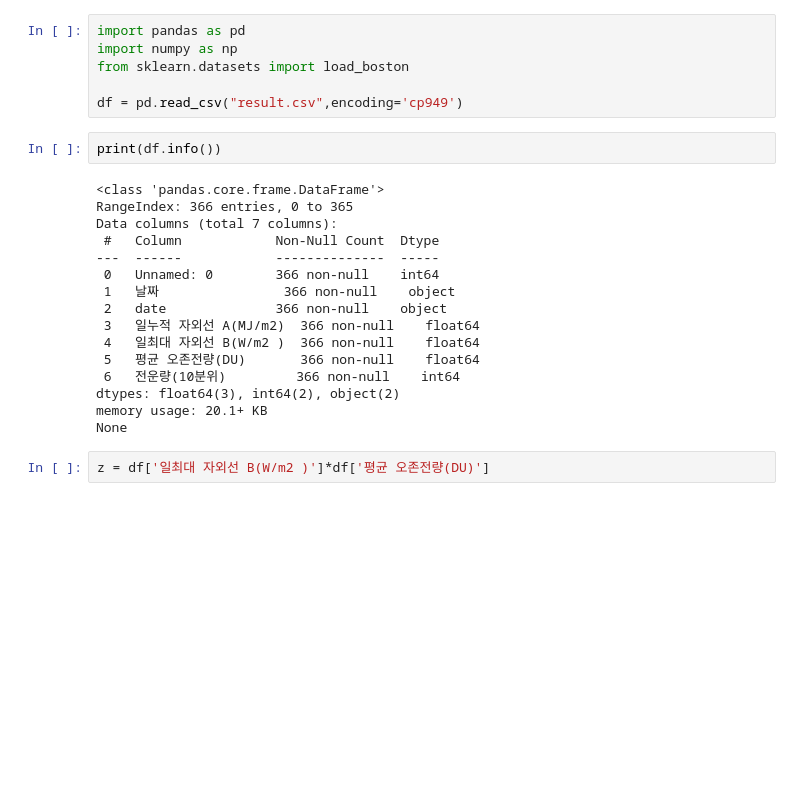
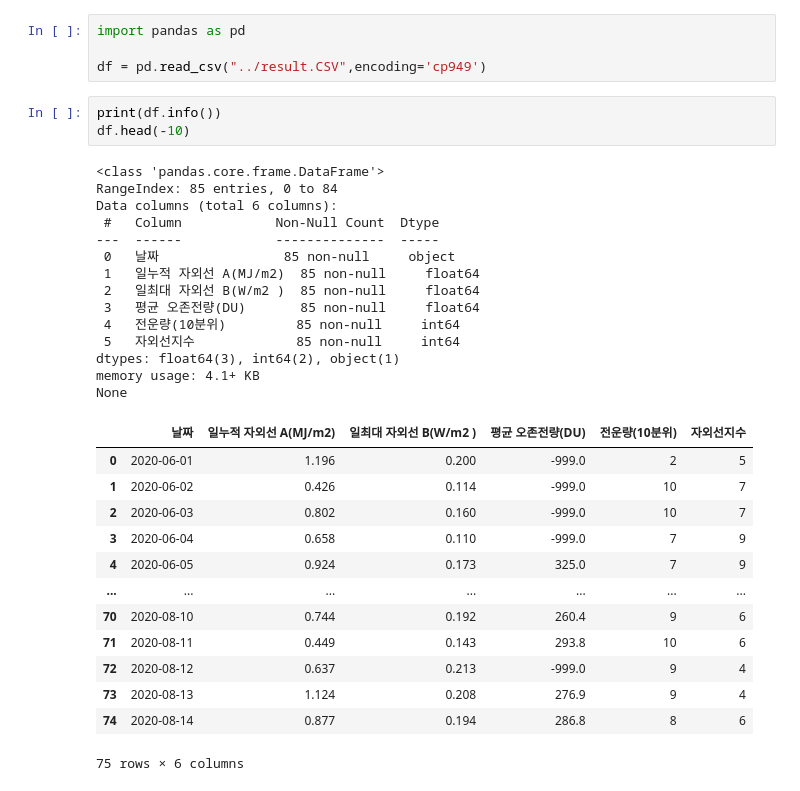
Before and after one commit to kma-contest/ozon, a Jupyter notebook: ozon linear regrssion (2022.06.27).ipynb, the cells around one changed output. Drawn from its saved outputs; the diff is of its cells as text; blank space fills up the shorter version.

```diff
--- a/ozon linear regrssion (2022.06.27).ipynb
+++ b/ozon linear regrssion (2022.06.27).ipynb
@@ -1,26 +1,35 @@
 # %%
 import pandas as pd
-import numpy as np
-from sklearn.datasets import load_boston
 
-df = pd.read_csv("result.csv",encoding='cp949')
+df = pd.read_csv("../result.CSV",encoding='cp949')
 # %%
 print(df.info())
+df.head(-10)
 # %% [output]
 <class 'pandas.core.frame.DataFrame'>
-RangeIndex: 366 entries, 0 to 365
-Data columns (total 7 columns):
+RangeIndex: 85 entries, 0 to 84
+Data columns (total 6 columns):
  #   Column            Non-Null Count  Dtype
 ---  ------            --------------  -----
- 0   Unnamed: 0        366 non-null    int64
- 1   날짜                366 non-null    object
- 2   date              366 non-null    object
- 3   일누적 자외선 A(MJ/m2)  366 non-null    float64
- 4   일최대 자외선 B(W/m2 )  366 non-null    float64
- 5   평균 오존전량(DU)       366 non-null    float64
- 6   전운량(10분위)         366 non-null    int64
-dtypes: float64(3), int64(2), object(2)
-memory usage: 20.1+ KB
+ 0   날짜                85 non-null     object
+ 1   일누적 자외선 A(MJ/m2)  85 non-null     float64
+ 2   일최대 자외선 B(W/m2 )  85 non-null     float64
+ 3   평균 오존전량(DU)       85 non-null     float64
+ 4   전운량(10분위)         85 non-null     int64
+ 5   자외선지수             85 non-null     int64
+dtypes: float64(3), int64(2), object(1)
+memory usage: 4.1+ KB
 None
+|  | 날짜 | 일누적 자외선 A(MJ/m2) | 일최대 자외선 B(W/m2 ) | 평균 오존전량(DU) | 전운량(10분위) | 자외선지수 |
+| 0 | 2020-06-01 | 1.196 | 0.200 | -999.0 | 2 | 5 |
+| 1 | 2020-06-02 | 0.426 | 0.114 | -999.0 | 10 | 7 |
+| 2 | 2020-06-03 | 0.802 | 0.160 | -999.0 | 10 | 7 |
+| 3 | 2020-06-04 | 0.658 | 0.110 | -999.0 | 7 | 9 |
+| 4 | 2020-06-05 | 0.924 | 0.173 | 325.0 | 7 | 9 |
+| ... | ... | ... | ... | ... | ... | ... |
+| 70 | 2020-08-10 | 0.744 | 0.192 | 260.4 | 9 | 6 |
+| 71 | 2020-08-11 | 0.449 | 0.143 | 293.8 | 10 | 6 |
+| 72 | 2020-08-12 | 0.637 | 0.213 | -999.0 | 9 | 4 |
+| 73 | 2020-08-13 | 1.124 | 0.208 | 276.9 | 9 | 4 |
+| 74 | 2020-08-14 | 0.877 | 0.194 | 286.8 | 8 | 6 |
+75 rows × 6 columns
-# %%
-z = df['일최대 자외선 B(W/m2 )']*df['평균 오존전량(DU)']
```
Also changed, not shown: parts of 21 cells of this notebook, 1 other file.
